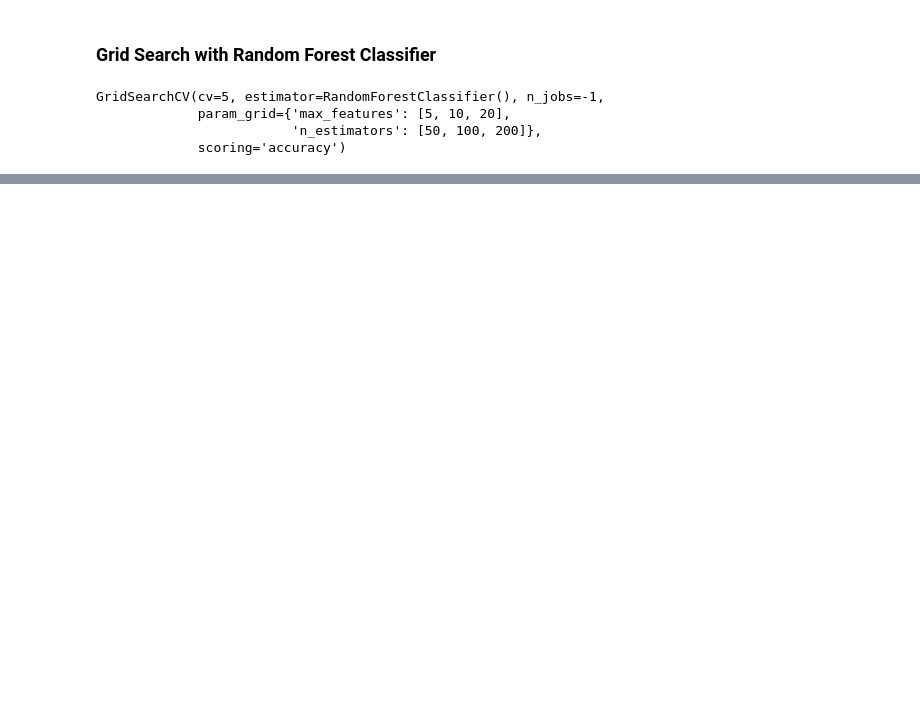
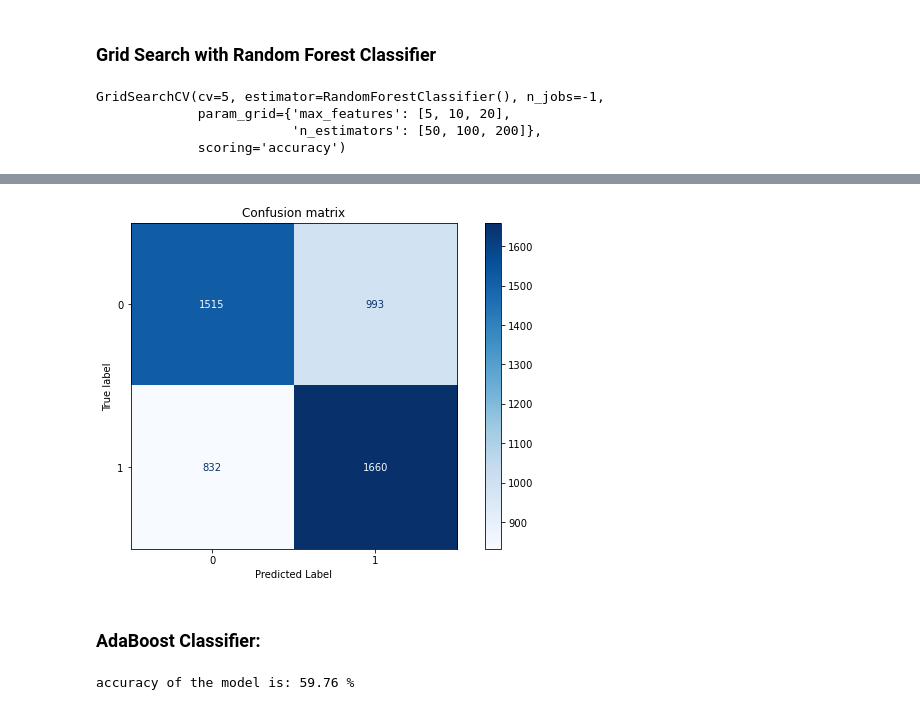
Before and after one commit to kggold4/final-project-data-visualization, a Jupyter notebook: task_3.ipynb, the cells around one changed output, grey strips where cells are left out. Saved outputs shown, nothing was run; the diff lists cells and outputs as text; code cells hidden in the pictures; blank space fills up the shorter version.

```diff
--- a/task_3.ipynb
+++ b/task_3.ipynb
@@ -364,0 +469,18 @@ accuracy of the model is: 64.54 %
+# %%
+# plot the confusion matrix using the my_plot_confusion_matrix function
+my_plot_confusion_matrix(rnd_clf, X_transformed_test, y_test)
+# %% [output]
+[figure, added]
+# %% [markdown]
+### AdaBoost Classifier:
+# %%
+adaboost_clf = AdaBoostClassifier(
+    DecisionTreeClassifier(max_depth=16),
+    n_estimators=200,
+    algorithm="SAMME.R",
+    learning_rate=0.1) # 0.5 was 55.84 %
+
+# print accuracy
+adaboost_clf_auc = print_accuracy(adaboost_clf, X_transformed_train, X_transformed_test, y_train, y_test)
+# %% [output]
+accuracy of the model is: 59.76 %
```
Also changed, not shown: parts of 42 cells of this notebook, 2 other files.
